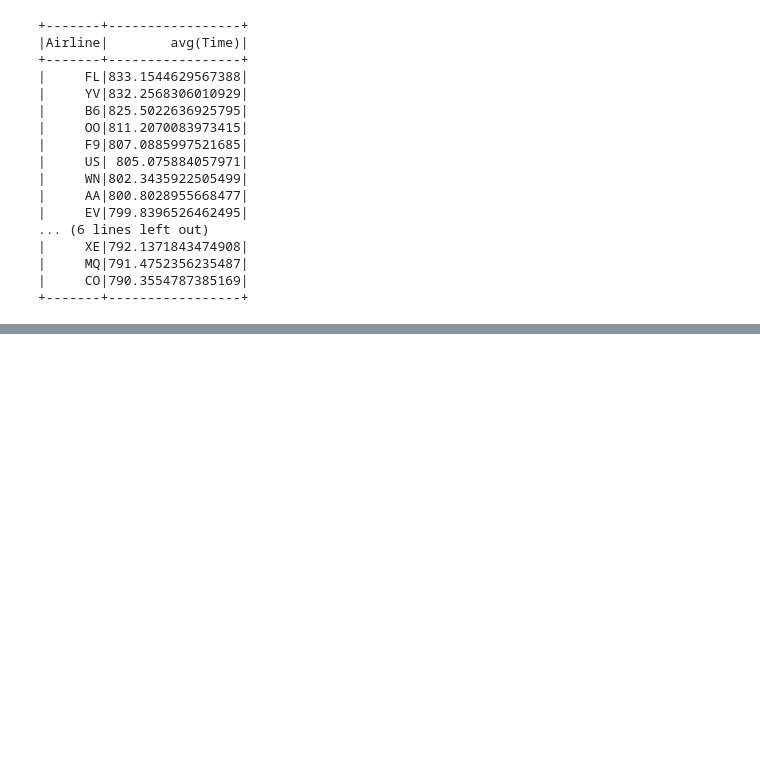
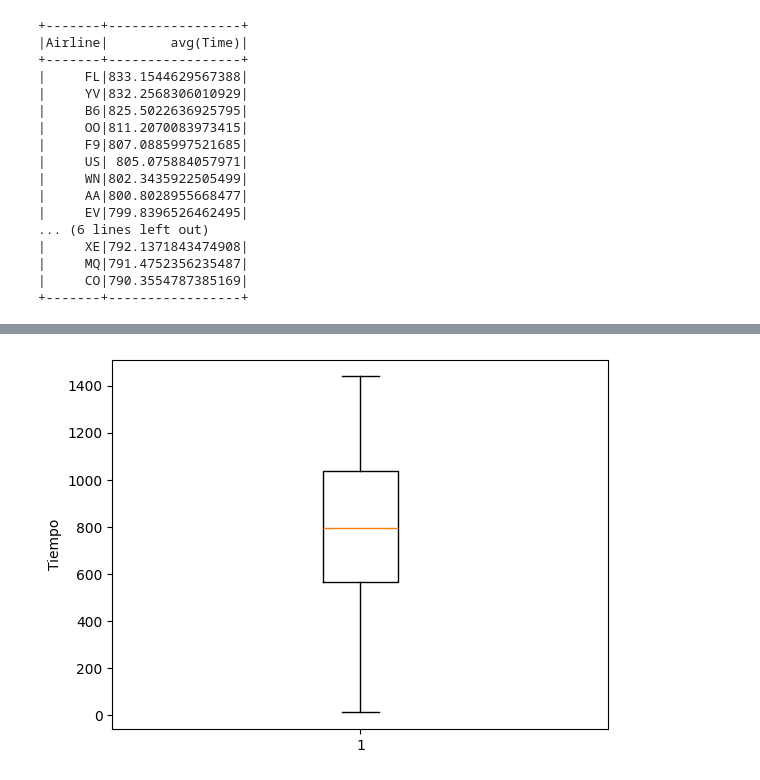
Before and after one commit to yabetancourt/AirlineDelayBigData, a Jupyter notebook: airline_delay.ipynb, the cells around one changed output, grey strips where cells are left out. Saved outputs shown, nothing was run; the diff lists cells and outputs as text; code cells hidden in the pictures; blank space fills up the shorter version.

```diff
--- a/airline_delay.ipynb
+++ b/airline_delay.ipynb
@@ -190,0 +214,10 @@ Driver stacktrace:
+# %%
+plt.boxplot(pandas_df['Time'])
+
+# Agregar etiqueta al eje y
+plt.ylabel('Tiempo')
+
+# Mostrar la gráfica
+plt.show()
+# %% [output]
+[figure, added]
```
Also changed, not shown: parts of 4 cells of this notebook.
